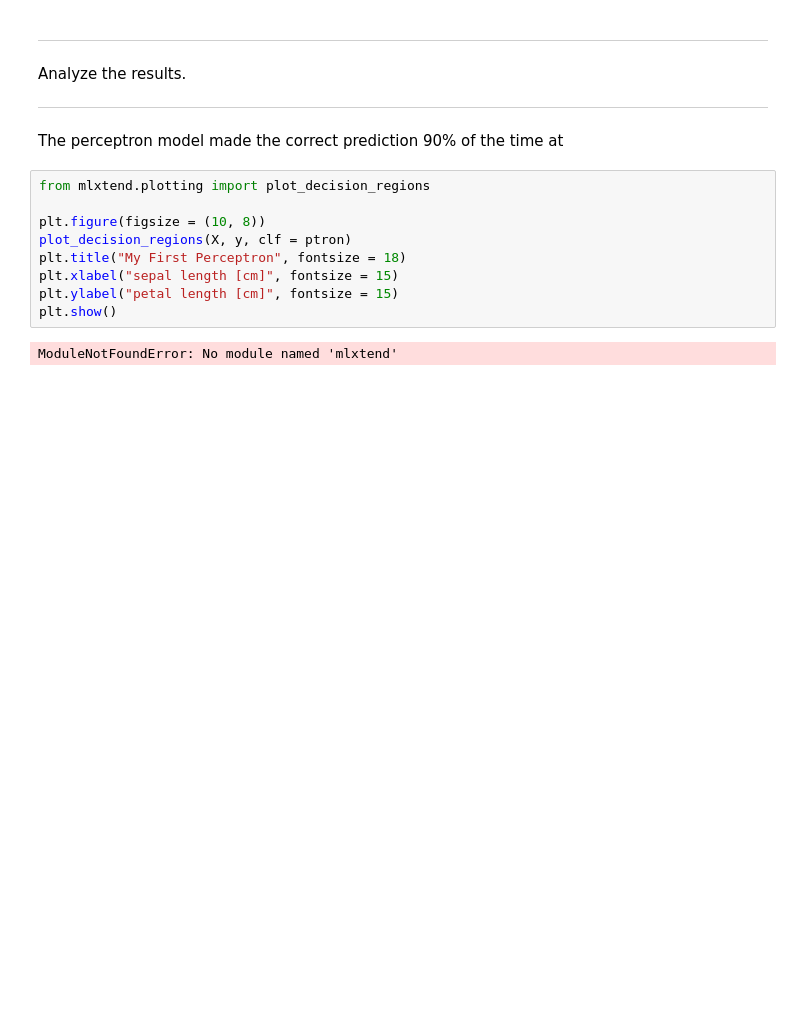
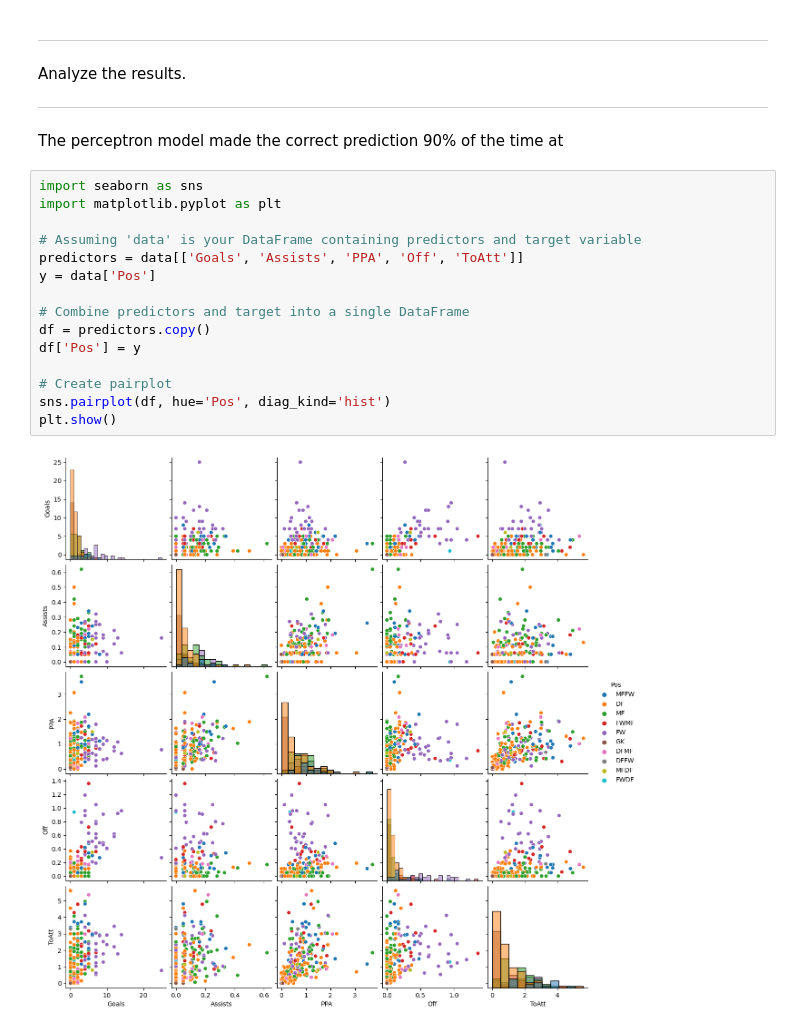
Before and after one commit to pstern17/INDE-577, a Jupyter notebook: 1. Supervised Learning/1.1. The Perceptron Algorithm/perceptron.ipynb, the cells around one changed output. Saved outputs shown, nothing was run; the diff lists cells and outputs as text; blank space fills up the shorter version.

Commit message:
Perceptron

```diff
--- a/1. Supervised Learning/1.1. The Perceptron Algorithm/perceptron.ipynb
+++ b/1. Supervised Learning/1.1. The Perceptron Algorithm/perceptron.ipynb
@@ -155,14 +155,20 @@ Analyze the results.
 ***
 # %% [markdown]
 The perceptron model made the correct prediction 90% of the time at
-# %%
-from mlxtend.plotting import plot_decision_regions
-
-plt.figure(figsize = (10, 8))
-plot_decision_regions(X, y, clf = ptron)
-plt.title("My First Perceptron", fontsize = 18)
-plt.xlabel("sepal length [cm]", fontsize = 15)
-plt.ylabel("petal length [cm]", fontsize = 15)
-plt.show()
-# %% [output]
-ModuleNotFoundError: No module named 'mlxtend'
+# %%
+import seaborn as sns
+import matplotlib.pyplot as plt
+
+# Assuming 'data' is your DataFrame containing predictors and target variable
+predictors = data[['Goals', 'Assists', 'PPA', 'Off', 'ToAtt']]
+y = data['Pos']
+
+# Combine predictors and target into a single DataFrame
+df = predictors.copy()
+df['Pos'] = y
+
+# Create pairplot
+sns.pairplot(df, hue='Pos', diag_kind='hist')
+plt.show()
+# %% [output]
+[figure, added]
```
Also changed, not shown: parts of 1 cell of this notebook, 2 other files.
